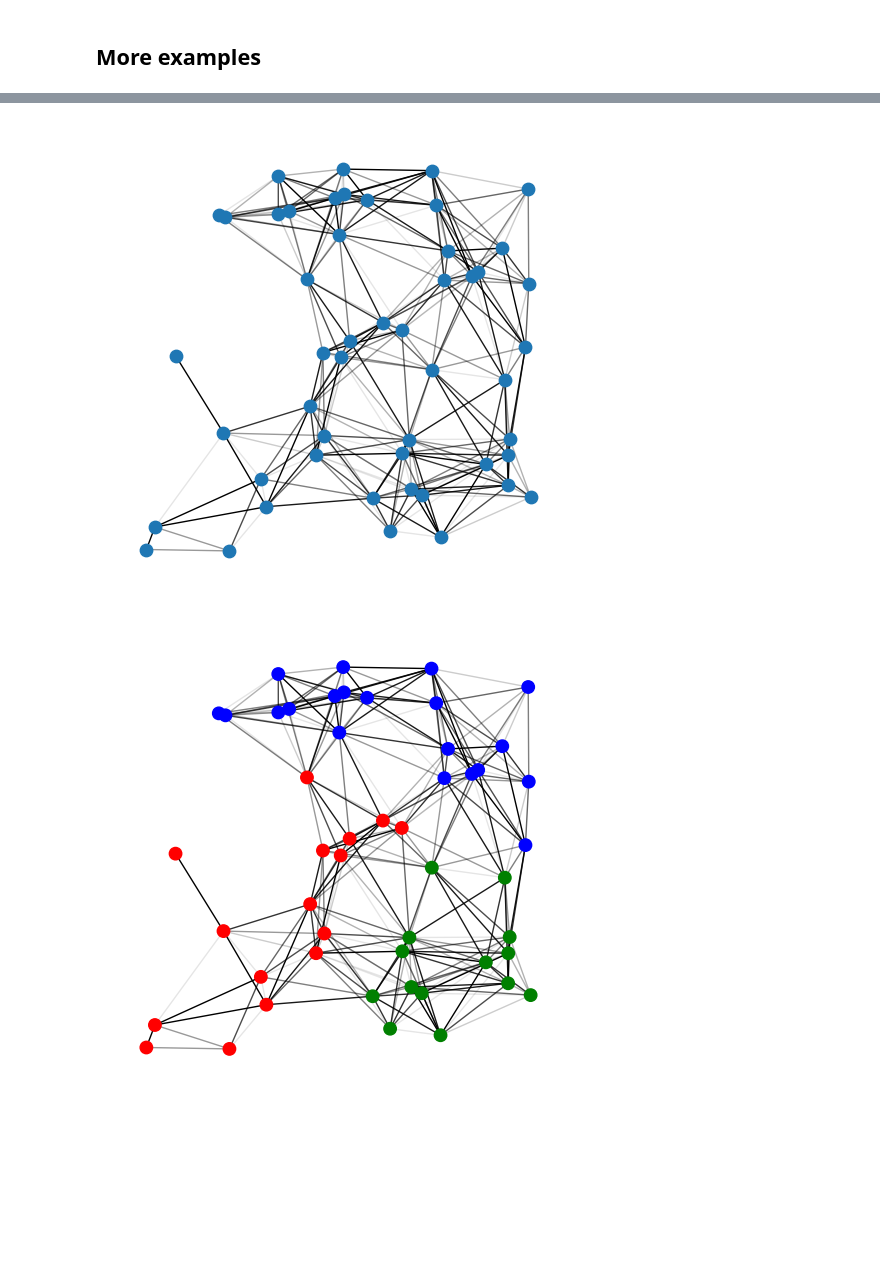
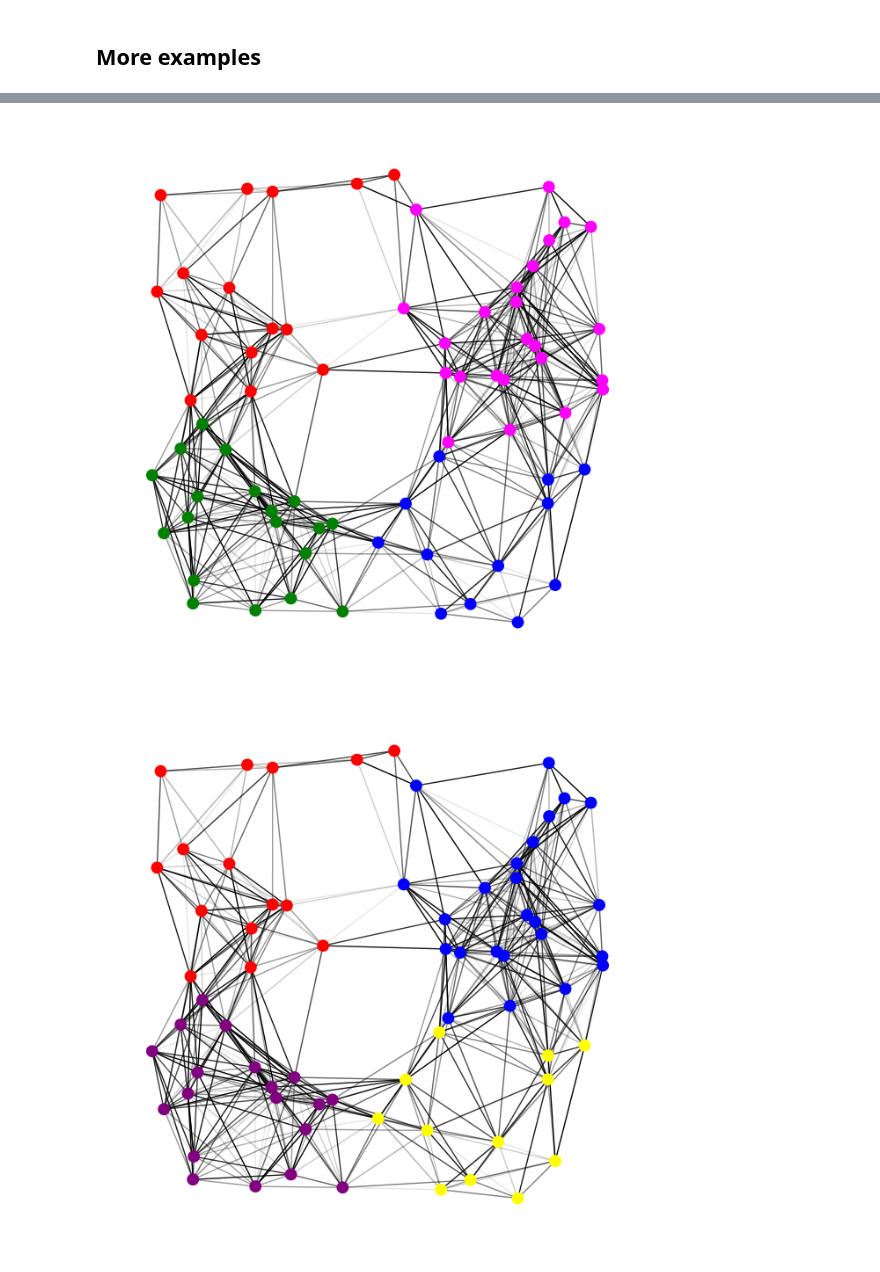
Before and after one commit to vuorenkoski/AQC, a Jupyter notebook: community_detection/community_detection.ipynb, the cells around one changed output, grey strips where cells are left out. Saved outputs shown, nothing was run; the diff lists cells and outputs as text; code cells hidden in the pictures; blank space fills up the shorter version.

```diff
--- a/community_detection/community_detection.ipynb
+++ b/community_detection/community_detection.ipynb
@@ -293,5 +282,8 @@ solve_random_graph(1)
 # %%
-solve_random_graph(2)
+solve_random_graph(42, size=70, communities=4, fig_size=8)
 # %% [output]
-[figure, old version]
+[figure, new version]
-[figure, removed]
+# %%
+solve_random_graph(42, size=70, communities=6, fig_size=8)
+# %% [output]
+[figure, added]
```
Also changed, not shown: parts of 17 cells of this notebook.
